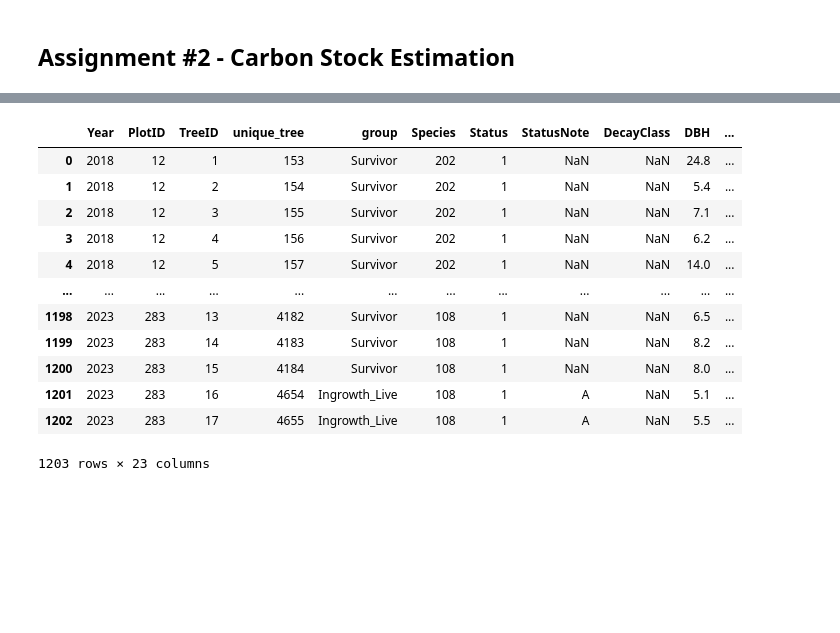
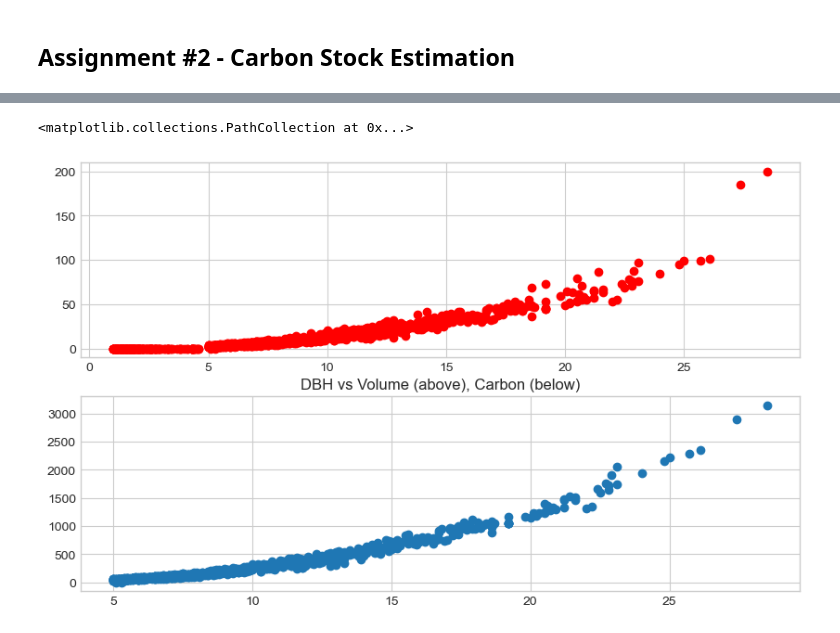
Before and after one commit to cake-dev/ForestAnalytics, a Jupyter notebook: assignment2.ipynb, the cells around one changed output, grey strips where cells are left out. Saved outputs shown, nothing was run; the diff lists cells and outputs as text; code cells hidden in the pictures; blank space fills up the shorter version.

```diff
--- a/assignment2.ipynb
+++ b/assignment2.ipynb
@@ -72,7 +74,7 @@ def calculate_tree_values(row):
         basal_area = 0.005454154 * (row['DBH'] ** 2)
         return pd.Series({
             'basalAreasqft': basal_area, 'totVol': 0,
-            'carbon': 0, 'volEQnum': 'Error'
+            'carbon': 0, 'EQnum': 'Error'
         })
 
 volume_results = plot_data.apply(calculate_tree_values, axis=1)
@@ -80,16 +92,8 @@ plot_data = pd.concat([plot_data, volume_results], axis=1)
 # %%
-plot_data
+fig, ax = plt.subplots(2)
+ax[0].scatter(plot_data.DBH, plot_data.totVol, c='r')
+plt.title('DBH vs Volume (above), Carbon (below)')
+ax[1].scatter(plot_data.DBH, plot_data.carbon)
 # %% [output]
-|  | Year | PlotID | TreeID | unique_tree | group | Species | Status | StatusNote | DecayClass | DBH | ... |
-| 0 | 2018 | 12 | 1 | 153 | Survivor | 202 | 1 | NaN | NaN | 24.8 | ... |
-| 1 | 2018 | 12 | 2 | 154 | Survivor | 202 | 1 | NaN | NaN | 5.4 | ... |
-| 2 | 2018 | 12 | 3 | 155 | Survivor | 202 | 1 | NaN | NaN | 7.1 | ... |
-| 3 | 2018 | 12 | 4 | 156 | Survivor | 202 | 1 | NaN | NaN | 6.2 | ... |
-| 4 | 2018 | 12 | 5 | 157 | Survivor | 202 | 1 | NaN | NaN | 14.0 | ... |
-| ... | ... | ... | ... | ... | ... | ... | ... | ... | ... | ... | ... |
-| 1198 | 2023 | 283 | 13 | 4182 | Survivor | 108 | 1 | NaN | NaN | 6.5 | ... |
-| 1199 | 2023 | 283 | 14 | 4183 | Survivor | 108 | 1 | NaN | NaN | 8.2 | ... |
-| 1200 | 2023 | 283 | 15 | 4184 | Survivor | 108 | 1 | NaN | NaN | 8.0 | ... |
-| 1201 | 2023 | 283 | 16 | 4654 | Ingrowth_Live | 108 | 1 | A | NaN | 5.1 | ... |
-| 1202 | 2023 | 283 | 17 | 4655 | Ingrowth_Live | 108 | 1 | A | NaN | 5.5 | ... |
-1203 rows × 23 columns
+<matplotlib.collections.PathCollection at 0x...>
+[figure, added]
```
Also changed, not shown: parts of 8 cells of this notebook.
